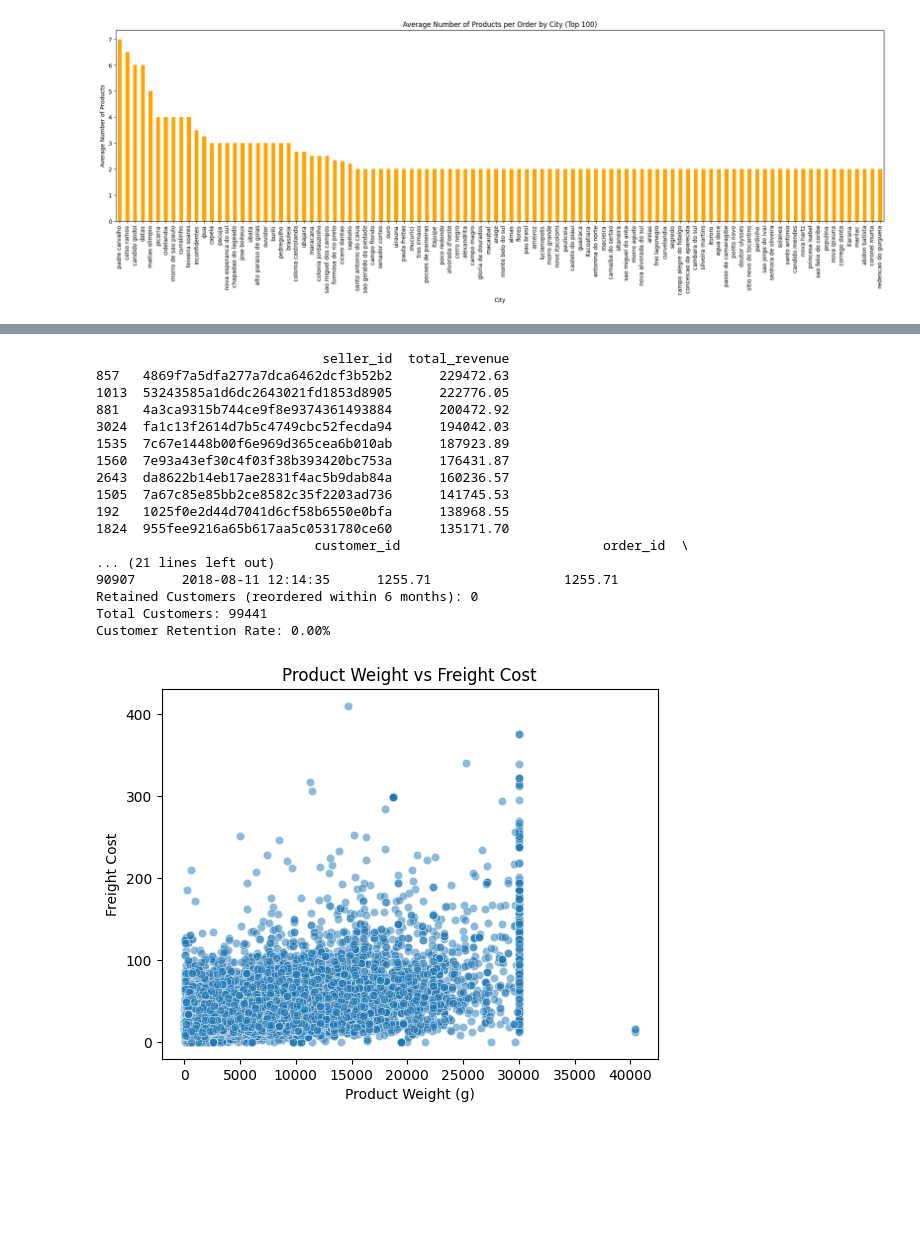
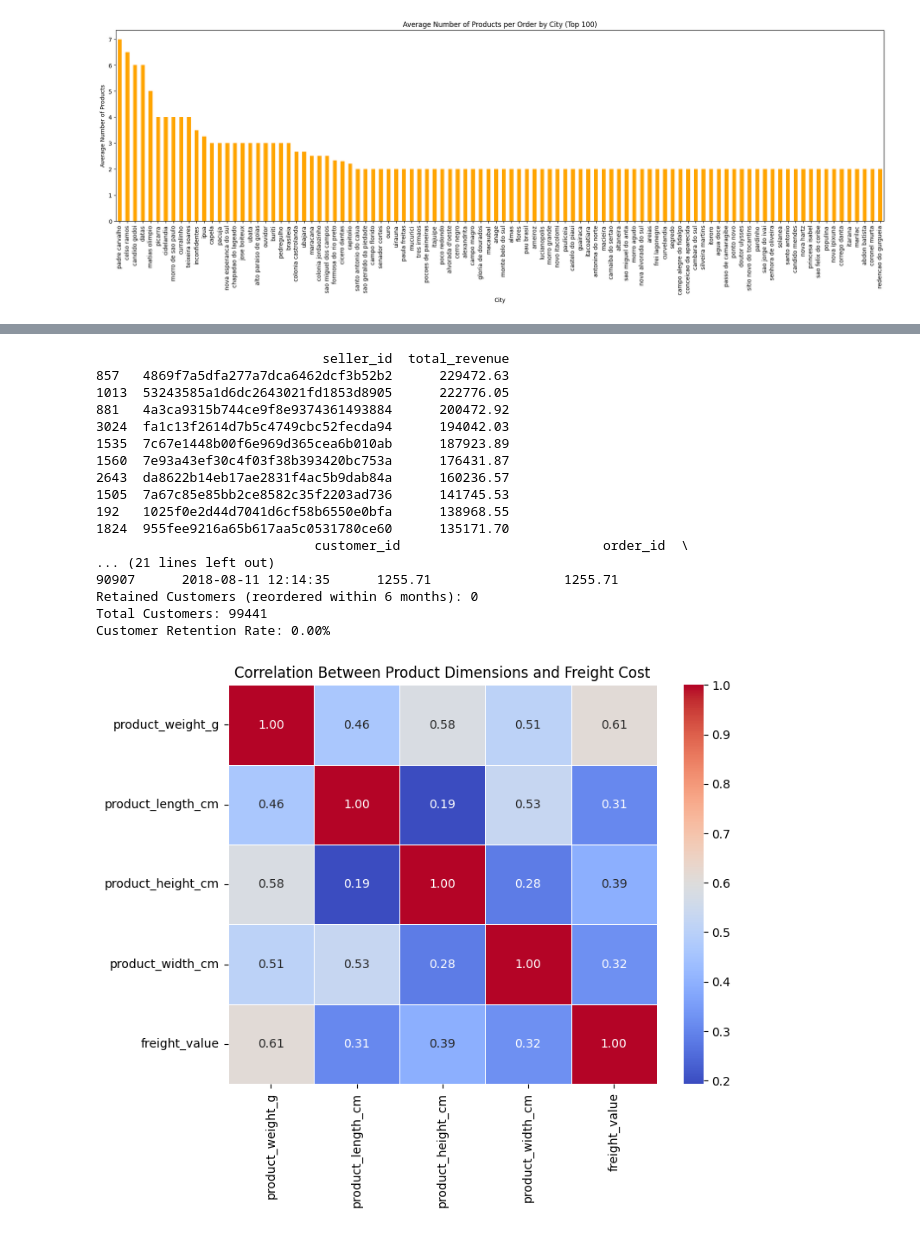
Before and after one commit to RiderTheSpeedLover/Jio_Institute, a Jupyter notebook: Ecommerce.ipynb, the cells around one changed output, grey strips where cells are left out. Cells and saved outputs as stored; diff of their text form; code cells hidden in the pictures; blank space fills up the shorter version.

```diff
--- a/Ecommerce.ipynb
+++ b/Ecommerce.ipynb
@@ -100,41 +100,79 @@ print(f"Total Customers: {total_customers}")
 print(f"Customer Retention Rate: {retention_rate:.2f}%")
 
 # Question 9: Relationship between product weight, dimensions, and freight costs
+# Merge order_items with products to get weight and dimensions
 order_items_products = order_items.merge(products, on="product_id")
-sns.scatterplot(x=order_items_products["product_weight_g"], y=order_items_products["freight_value"], alpha=0.5)
-plt.xlabel("Product Weight (g)")
-plt.ylabel("Freight Cost")
-plt.title("Product Weight vs Freight Cost")
+
+# Select relevant columns
+order_items_products = order_items_products[["product_weight_g", "product_length_cm", "product_height_cm", "product_width_cm", "freight_value"]]
+
+# Pairwise correlation heatmap (Shows correlation between weight, dimensions, and freight cost)
+plt.figure(figsize=(8, 6))
+sns.heatmap(order_items_products.corr(), annot=True, cmap="coolwarm", fmt=".2f", linewidths=0.5)
+plt.title("Correlation Between Product Dimensions and Freight Cost")
 plt.show()
+
+# Scatterplots to visualize individual relationships
+fig, axes = plt.subplots(2, 2, figsize=(12, 10))
+
+sns.scatterplot(ax=axes[0, 0], x=order_items_products["product_weight_g"], y=order_items_products["freight_value"], alpha=0.5)
+axes[0, 0].set_xlabel("Product Weight (g)")
+axes[0, 0].set_ylabel("Freight Cost")
+axes[0, 0].set_title("Product Weight vs Freight Cost")
+
+sns.scatterplot(ax=axes[0, 1], x=order_items_products["product_length_cm"], y=order_items_products["freight_value"], alpha=0.5, color="orange")
+axes[0, 1].set_xlabel("Product Length (cm)")
+axes[0, 1].set_ylabel("Freight Cost")
+axes[0, 1].set_title("Product Length vs Freight Cost")
+
+sns.scatterplot(ax=axes[1, 0], x=order_items_products["product_height_cm"], y=order_items_products["freight_value"], alpha=0.5, color="green")
+axes[1, 0].set_xlabel("Product Height (cm)")
+axes[1, 0].set_ylabel("Freight Cost")
+axes[1, 0].set_title("Product Height vs Freight Cost")
+
+sns.scatterplot(ax=axes[1, 1], x=order_items_products["product_width_cm"], y=order_items_products["freight_value"], alpha=0.5, color="red")
+axes[1, 1].set_xlabel("Product Width (cm)")
+axes[1, 1].set_ylabel("Freight Cost")
+axes[1, 1].set_title("Product Width vs Freight Cost")
+
+plt.tight_layout()
+plt.show()
+
+# order_items_products = order_items.merge(products, on="product_id")
+# sns.scatterplot(x=order_items_products["product_weight_g"], y=order_items_products["freight_value"], alpha=0.5)
+# plt.xlabel("Product Weight (g)")
+# plt.ylabel("Freight Cost")
+# plt.title("Product Weight vs Freight Cost")
+# plt.show()
 
 # Question 10: Does order delivery time affect product ordering?
 orders["delivery_time_days"] = (pd.to_datetime(orders["order_delivered_customer_date"]) - pd.to_datetime(orders["order_purchase_timestamp"])).dt.days
 sns.histplot(orders["delivery_time_days"], bins=20, kde=True, color='purple')
 plt.xlabel("Delivery Time (Days)")
 plt.ylabel("Number of Orders")
 plt.title("Distribution of Delivery Time for Orders")
 plt.show()
 # %% [output]
 [figure]
 [figure]
 [figure]
 [figure]
 [figure]
                              seller_id  total_revenue
 857   4869f7a5dfa277a7dca6462dcf3b52b2      229472.63
 1013  53243585a1d6dc2643021fd1853d8905      222776.05
 881   4a3ca9315b744ce9f8e9374361493884      200472.92
 3024  fa1c13f2614d7b5c4749cbc52fecda94      194042.03
 1535  7c67e1448b00f6e969d365cea6b010ab      187923.89
 1560  7e93a43ef30c4f03f38b393420bc753a      176431.87
 2643  da8622b14eb17ae2831f4ac5b9dab84a      160236.57
 1505  7a67c85e85bb2ce8582c35f2203ad736      141745.53
 192   1025f0e2d44d7041d6cf58b6550e0bfa      138968.55
 1824  955fee9216a65b617aa5c0531780ce60      135171.70
                             customer_id                          order_id  \
 ... (21 lines left out)
 90907      2018-08-11 12:14:35      1255.71                 1255.71
 Retained Customers (reordered within 6 months): 0
 Total Customers: 99441
 Customer Retention Rate: 0.00%
-[figure, old version]
+[figure, new version]
```
Also changed, not shown: parts of 1 cell of this notebook.
